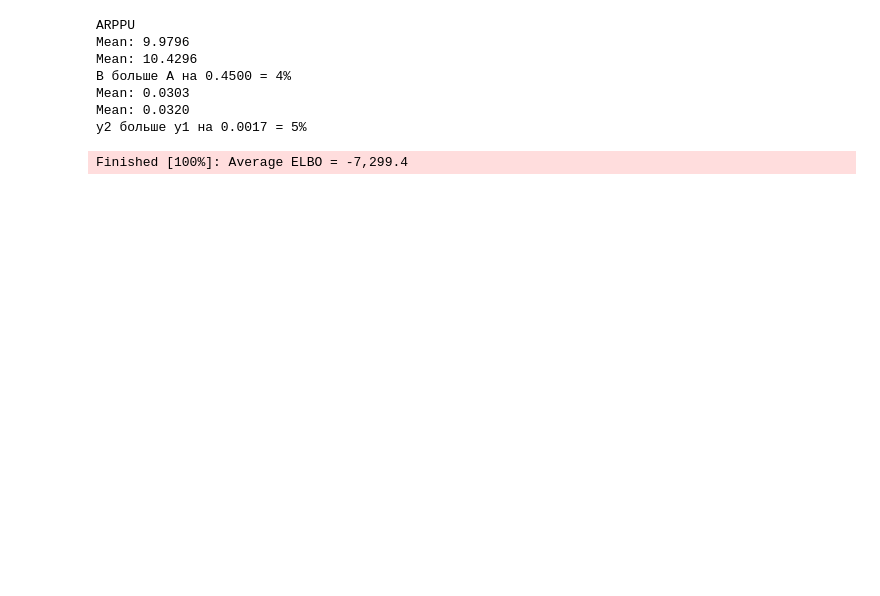
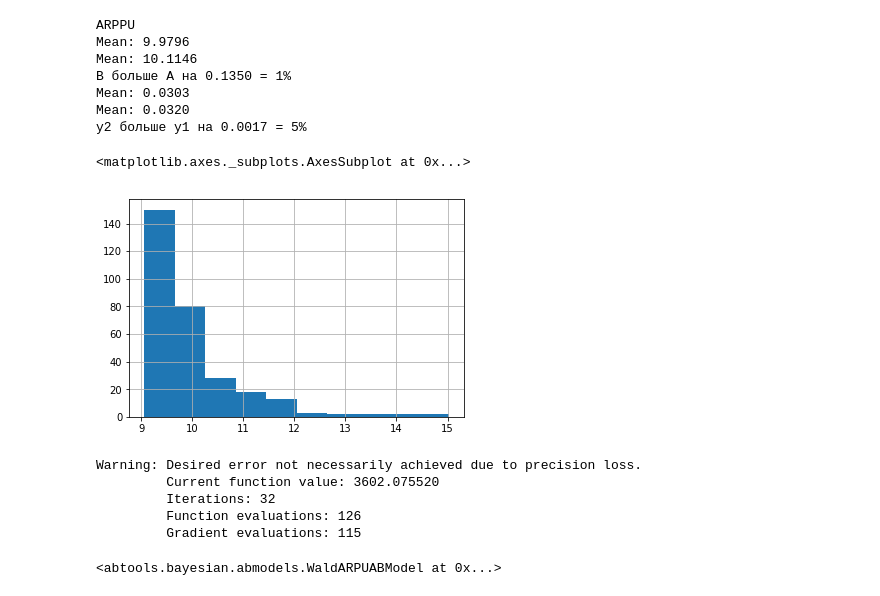
Before and after one commit to PavelMotorin/abtools, a Jupyter notebook: examples/03_bayesian_arpu_test.ipynb, the cells around one changed output. Drawn from its saved outputs; the diff is of its cells as text; code cells hidden in the pictures; blank space fills up the shorter version.

```diff
--- a/examples/03_bayesian_arpu_test.ipynb
+++ b/examples/03_bayesian_arpu_test.ipynb
@@ -10,7 +8,7 @@ from abtools.bayesian import ARPUModel
 # %%
 mu = 9
 size = 300
-delta_true = .05
+delta_true = .015
 
 arppu_a = pd.Series(sp.stats.wald.rvs(loc=mu, size=size, random_state=8228))
 arppu_b = pd.Series(sp.stats.wald.rvs(loc=mu*(1+delta_true), size=size, random_state=8228))
@@ -34,9 +32,14 @@ print('y2 больше y1 на %.4f = %d%%' % (c_b.mean()- c_a.mean(), (c_b.mean
 # %% [output]
 ARPPU
 Mean: 9.9796
-Mean: 10.4296
-B больше A на 0.4500 = 4%
+Mean: 10.1146
+B больше A на 0.1350 = 1%
 Mean: 0.0303
 Mean: 0.0320
 y2 больше y1 на 0.0017 = 5%
+# %%
+arppu_a.hist()
+# %% [output]
+<matplotlib.axes._subplots.AxesSubplot at 0x...>
+[figure, added]
 # %%
@@ -44,5 +47,10 @@ model = ARPUModel(c_a, c_b, arppu_a, arppu_b)
 # %%
-model.fit(samples=10000, n_init=2500)
+model.fit()
 # %% [output]
-Finished [100%]: Average ELBO = -7,299.4
+Warning: Desired error not necessarily achieved due to precision loss.
+         Current function value: 3602.075520
+         Iterations: 32
+         Function evaluations: 126
+         Gradient evaluations: 115
+<abtools.bayesian.abmodels.WaldARPUABModel at 0x...>
 # %%
```
Also changed, not shown: parts of 9 cells of this notebook, 12 other files.
